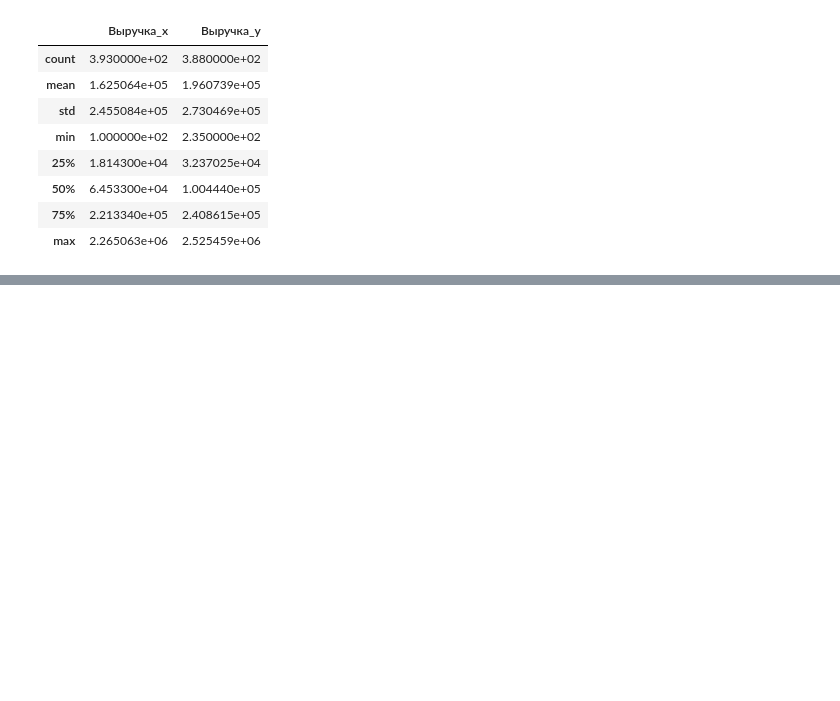
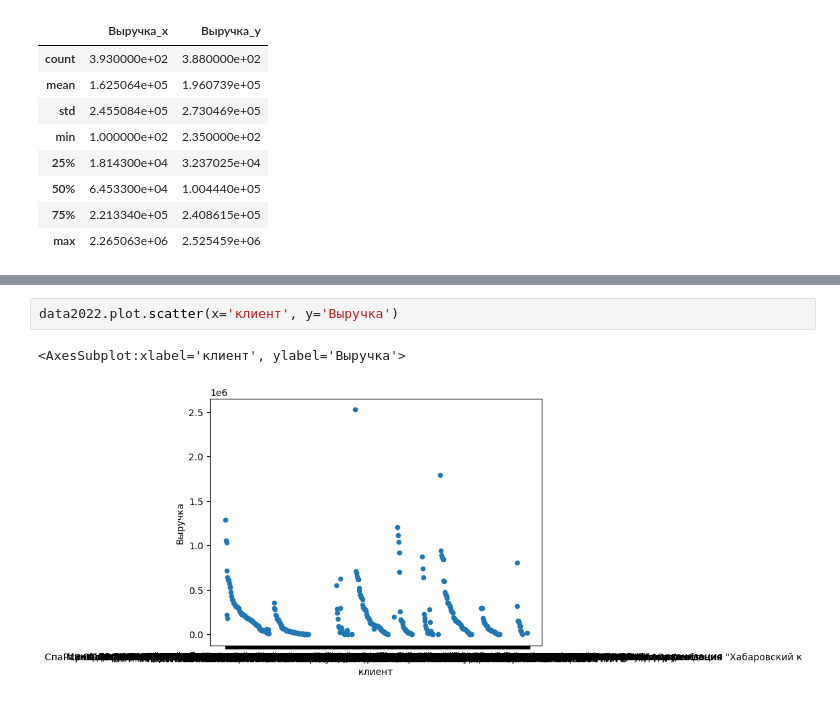
Before and after one commit to Ylika/analizz, a Jupyter notebook: Analizz.ipynb, the cells around one changed output, grey strips where cells are left out. Drawn from its saved outputs; the diff is of its cells as text; blank space fills up the shorter version.

```diff
--- a/Analizz.ipynb
+++ b/Analizz.ipynb
@@ -93,0 +112,5 @@ data2122.describe()
+# %%
+data2022.plot.scatter(x='клиент', y='Выручка')
+# %% [output]
+<AxesSubplot:xlabel='клиент', ylabel='Выручка'>
+[figure, added]
```
Also changed, not shown: parts of 4 cells of this notebook, 1 other file.
